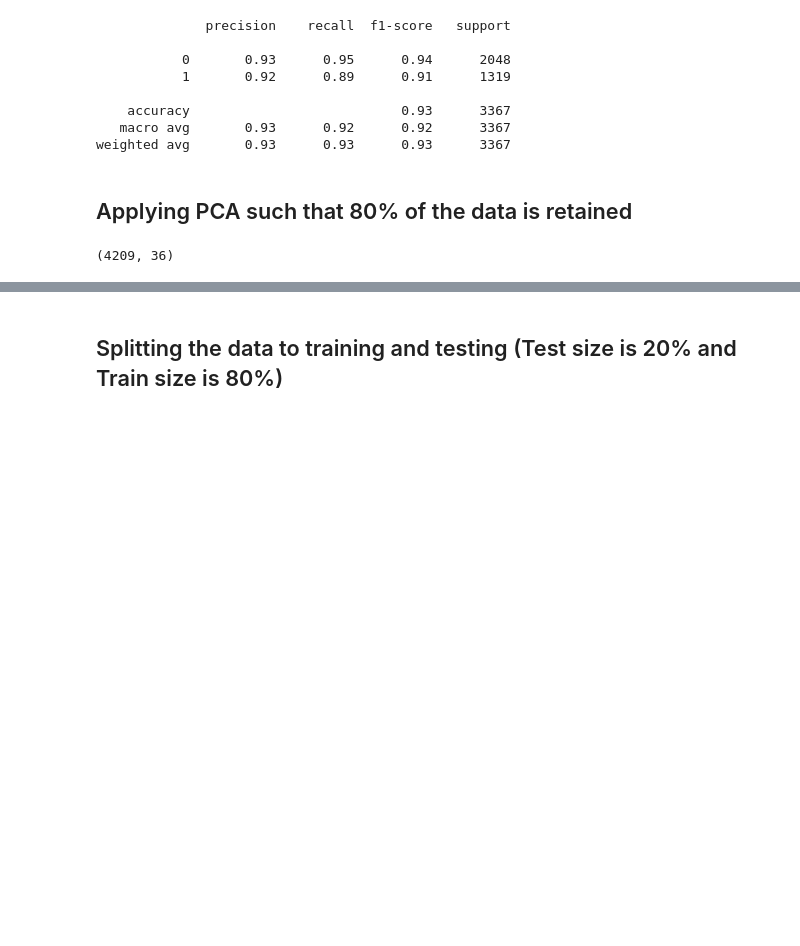
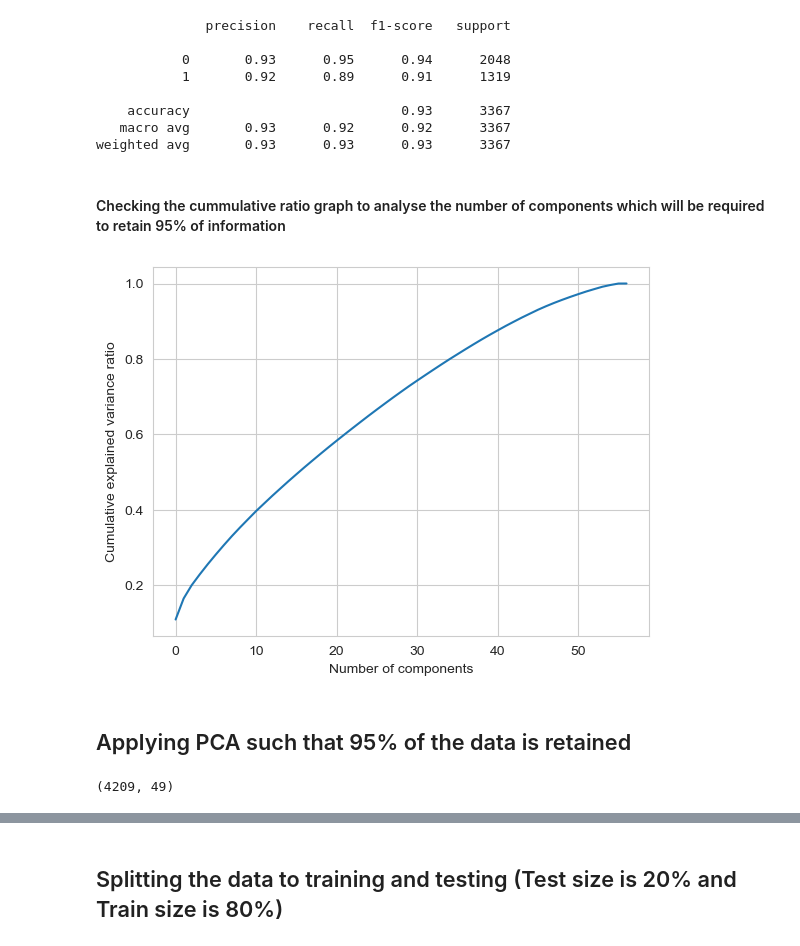
Before and after one commit to suviniV/20210569-machine-learning-cw, a Jupyter notebook: 20210569_2117540_KNN.ipynb, the cells around one changed output, grey strips where cells are left out. Saved outputs shown, nothing was run; the diff lists cells and outputs as text; code cells hidden in the pictures; blank space fills up the shorter version.

```diff
--- a/20210569_2117540_KNN.ipynb
+++ b/20210569_2117540_KNN.ipynb
@@ -319,18 +316,24 @@ print(classification_report(y_train_scaled,y_train_pred_scaled))
     accuracy                           0.93      3367
    macro avg       0.93      0.92      0.92      3367
 weighted avg       0.93      0.93      0.93      3367
+# %% [markdown]
+#### Checking the cummulative ratio graph to analyse the number of components which will be required to retain 95% of information
+# %%
+pca = PCA().fit(X_scaled)
+plt.plot(np.cumsum(pca.explained_variance_ratio_))
+plt.xlabel('Number of components')
+plt.ylabel('Cumulative explained variance ratio')
+plt.show()
+# %% [output]
+[figure, added]
 # %% [markdown]
-## Applying PCA such that 80% of the data is retained
+## Applying PCA such that 95% of the data is retained
 # %%
-pca = PCA(0.80)
+pca = PCA(0.95)
 X_pca = pca.fit_transform(X_scaled)
 X_pca.shape
-# pca = decomposition.PCA()
-# spam_pca = pca.fit_transform(X)
-# pca.explained_variance_ratio_
-# pca.explained_variance_ratio_.sum()
 # %% [output]
-(4209, 36)
+(4209, 49)
 # %%
 pca.explained_variance_ratio_
 # %% [output]
```
Also changed, not shown: parts of 31 cells of this notebook, 1 other file.
